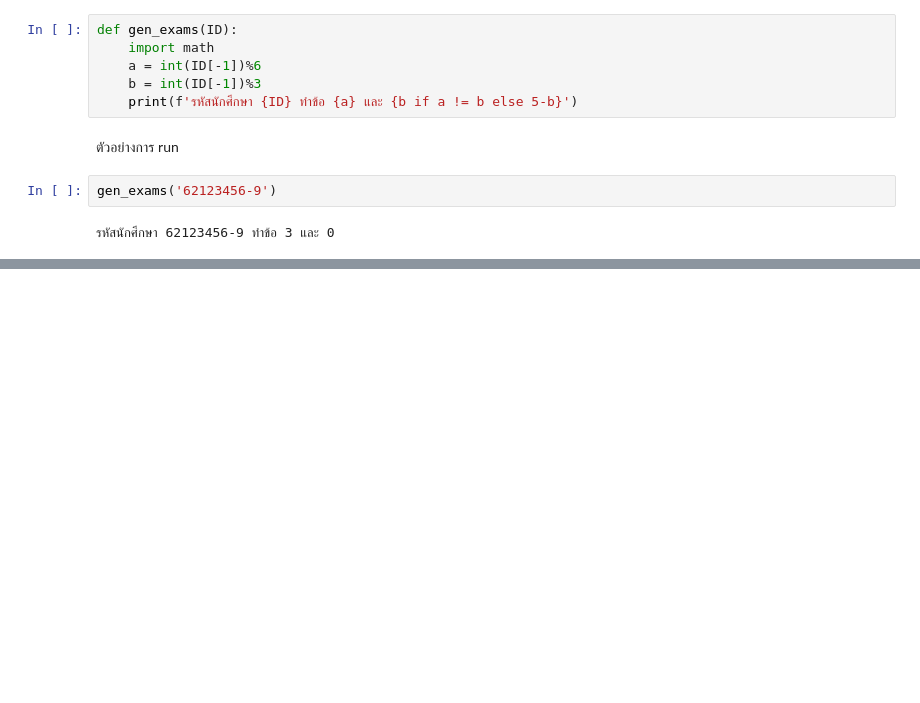
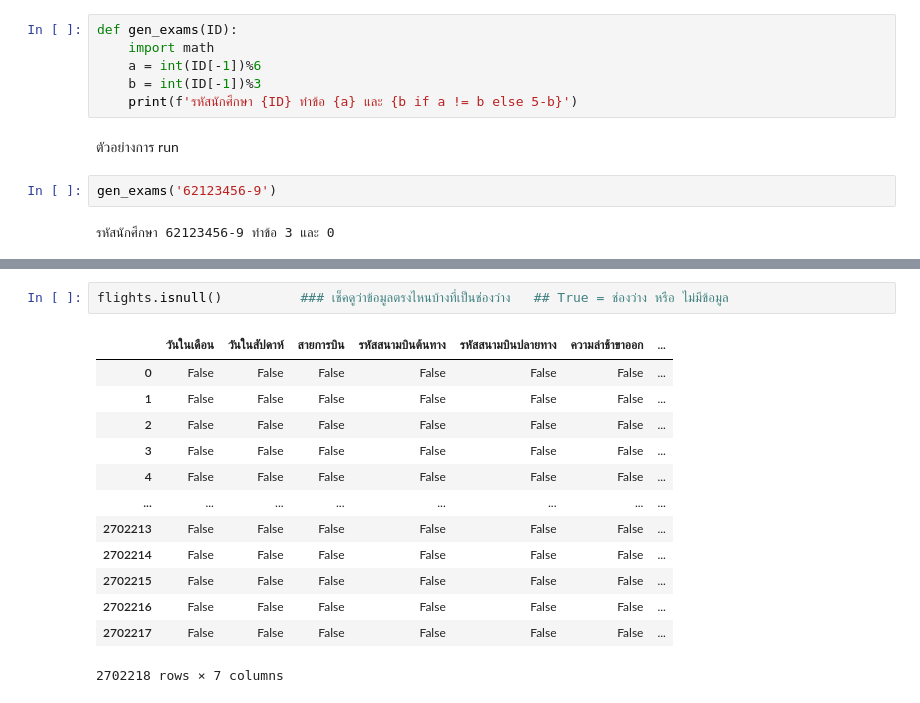
Before and after one commit to 603021852-8/DWDM21, a Jupyter notebook: MiniExam.ipynb, the cells around one changed output, grey strips where cells are left out. Cells and saved outputs as stored; diff of their text form; blank space fills up the shorter version.

```diff
--- a/MiniExam.ipynb
+++ b/MiniExam.ipynb
@@ -70,0 +108,16 @@ gen_exams('62123456-9')
+# %%
+flights.isnull()          ### เช็คดูว่าข้อมูลตรงไหนบ้างที่เป็นช่องว่าง   ## True = ช่องว่าง หรือ ไม่มีข้อมูล
+# %% [output]
+|  | วันในเดือน | วันในสัปดาห์ | สายการบิน | รหัสสนามบินต้นทาง | รหัสสนามบินปลายทาง | ความล่าช้าขาออก | ... |
+| 0 | False | False | False | False | False | False | ... |
+| 1 | False | False | False | False | False | False | ... |
+| 2 | False | False | False | False | False | False | ... |
+| 3 | False | False | False | False | False | False | ... |
+| 4 | False | False | False | False | False | False | ... |
+| ... | ... | ... | ... | ... | ... | ... | ... |
+| 2702213 | False | False | False | False | False | False | ... |
+| 2702214 | False | False | False | False | False | False | ... |
+| 2702215 | False | False | False | False | False | False | ... |
+| 2702216 | False | False | False | False | False | False | ... |
+| 2702217 | False | False | False | False | False | False | ... |
+2702218 rows × 7 columns
```
Also changed, not shown: parts of 24 cells of this notebook.
